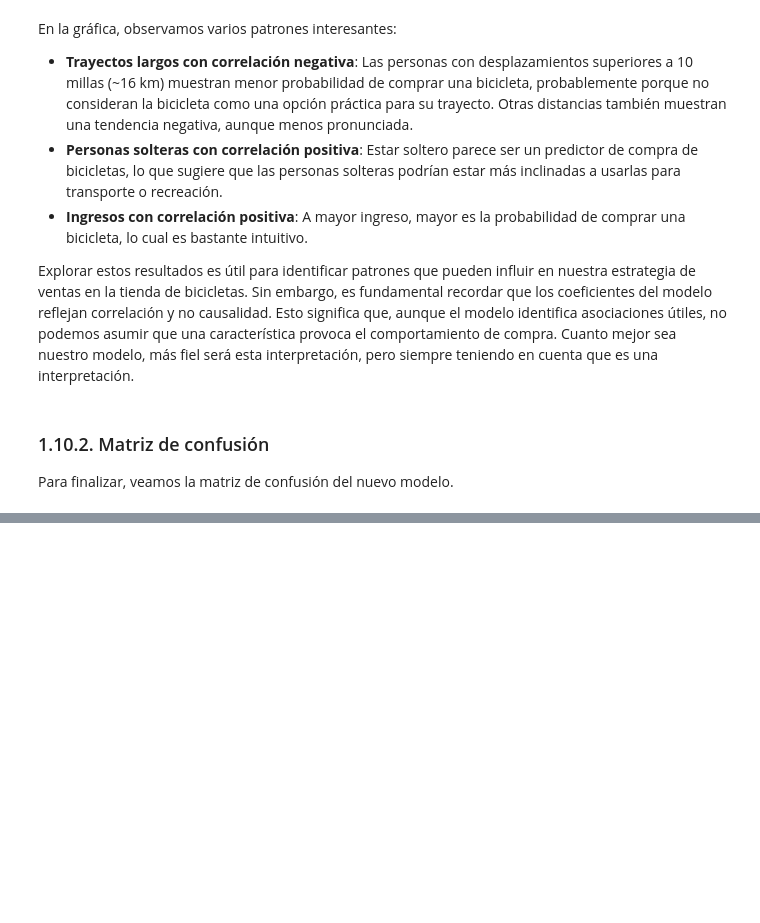
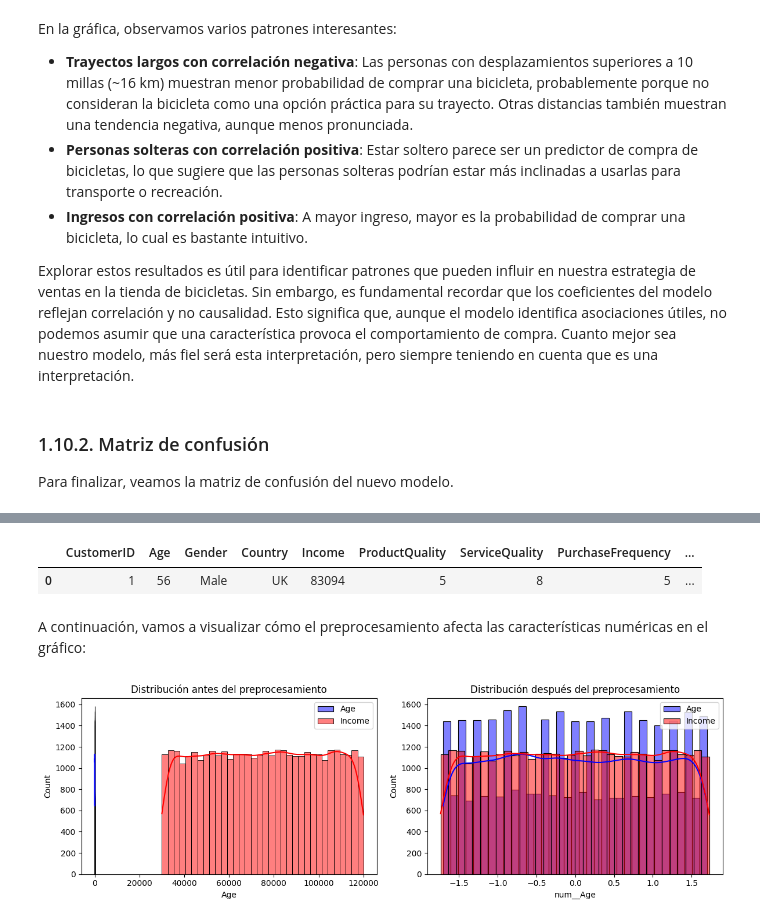
Before and after one commit to ManuelEspejo/Fundamentos-Machine-Learning, a Jupyter notebook: notebooks/01_Aprendizaje-Supervisado.ipynb, the cells around one changed output, grey strips where cells are left out. Saved outputs shown, nothing was run; the diff lists cells and outputs as text; code cells hidden in the pictures; blank space fills up the shorter version.

```diff
--- a/notebooks/01_Aprendizaje-Supervisado.ipynb
+++ b/notebooks/01_Aprendizaje-Supervisado.ipynb
@@ -739,0 +958,12 @@ plt.show()
+# %%
+# Separar características y variable objetivo, y eliminar CustomerID
+X = data.drop(['CustomerID', 'SatisfactionScore'], axis=1)
+y = data['SatisfactionScore']
+
+# Dividir los datos en conjuntos de entrenamiento y prueba
+X_train, X_test, y_train, y_test = train_test_split(X, y, test_size=0.2, random_state=42)
+
+print(f"Tamaño del conjunto de entrenamiento: {X_train.shape}")
+print(f"Tamaño del conjunto de prueba: {X_test.shape}")
+print(f"Tamaño del conjunto de etiquetas de entrenamiento: {y_train.shape}")
+print(f"Tamaño del conjunto de etiquetas de prueba: {y_test.shape}")
@@ -739,0 +1116,34 @@ plt.show()
+# %%
+# Visualizando muestra original
+data.head(1)
+# %% [output]
+|  | CustomerID | Age | Gender | Country | Income | ProductQuality | ServiceQuality | PurchaseFrequency | ... |
+| 0 | 1 | 56 | Male | UK | 83094 | 5 | 8 | 5 | ... |
+# %% [markdown]
+A continuación, vamos a visualizar cómo el preprocesamiento afecta las características numéricas en el gráfico:
+# %%
+# Crear figura con dos subplots
+fig, (ax1, ax2) = plt.subplots(1, 2, figsize=(12, 4))
+
+# Gráfico antes del preprocesamiento
+sns.histplot(data=data['Age'], color='blue', label='Age', ax=ax1, alpha=0.5, kde=True)
+sns.histplot(data=data['Income'], color='red', label='Income', ax=ax1, alpha=0.5, kde=True)
+ax1.set_title('Distribución antes del preprocesamiento')
+ax1.legend()
+
+# Convertir datos preprocesados a DataFrame
+X_processed_df = pd.DataFrame(
+    X_preprocessed,
+    columns=preprocessor.get_feature_names_out()
+)
+
+# Gráfico después del preprocesamiento
+sns.histplot(data=X_processed_df['num__Age'], color='blue', label='Age', ax=ax2, alpha=0.5, kde=True)
+sns.histplot(data=X_processed_df['num__Income'], color='red', label='Income', ax=ax2, alpha=0.5, kde=True)
+ax2.set_title('Distribución después del preprocesamiento')
+ax2.legend()
+
+plt.tight_layout()
+plt.show()
+# %% [output]
+[figure, added]
```
Also changed, not shown: parts of 67 cells of this notebook.
